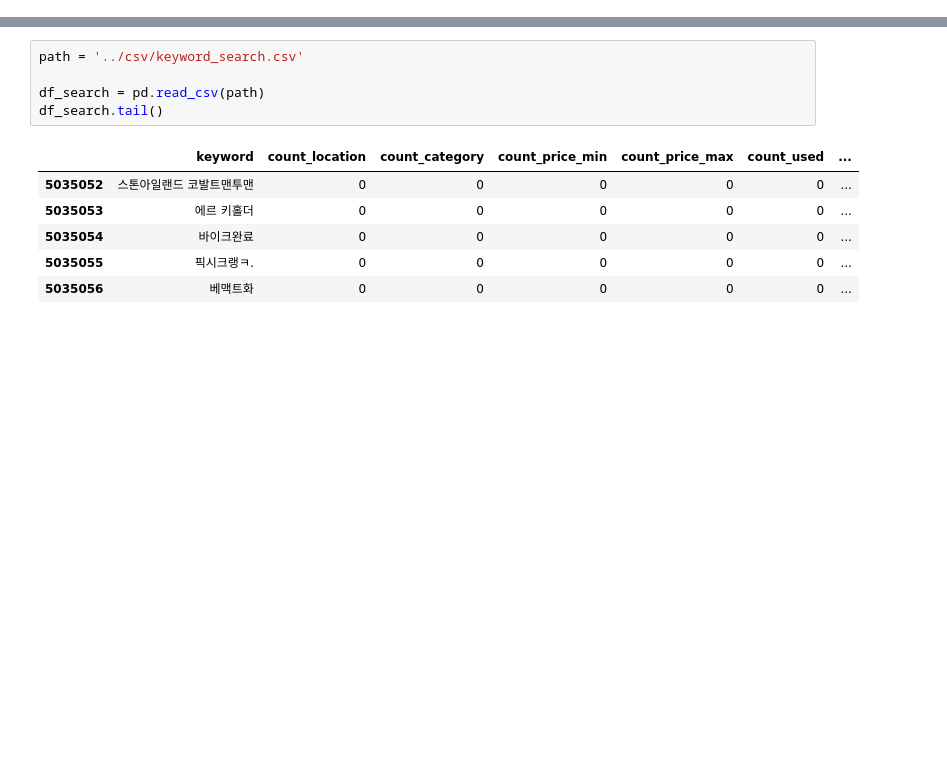
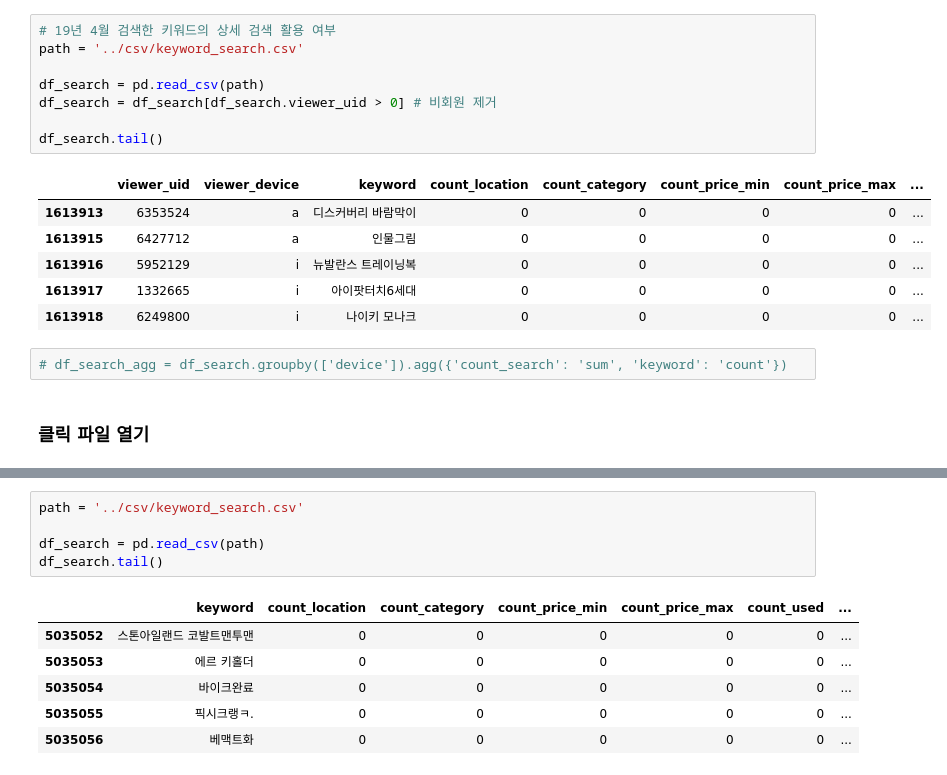
Before and after one commit to kiyoja07/python-bunjang, a Jupyter notebook: data-analysis/jupyter/search_to_click.ipynb, the cells around one changed output, grey strips where cells are left out. Drawn from its saved outputs; the diff is of its cells as text; blank space fills up the shorter version.

```diff
--- a/data-analysis/jupyter/Untitled.ipynb
+++ b/data-analysis/jupyter/search_to_click.ipynb
@@ -3,0 +23,19 @@ import numpy as np
+# %%
+# 19년 4월 검색한 키워드의 상세 검색 활용 여부
+path = '../csv/keyword_search.csv'
+
+df_search = pd.read_csv(path)
+df_search = df_search[df_search.viewer_uid > 0] # 비회원 제거
+
+df_search.tail()
+# %% [output]
+|  | viewer_uid | viewer_device | keyword | count_location | count_category | count_price_min | count_price_max | ... |
+| 1613913 | 6353524 | a | 디스커버리 바람막이 | 0 | 0 | 0 | 0 | ... |
+| 1613915 | 6427712 | a | 인물그림 | 0 | 0 | 0 | 0 | ... |
+| 1613916 | 5952129 | i | 뉴발란스 트레이닝복 | 0 | 0 | 0 | 0 | ... |
+| 1613917 | 1332665 | i | 아이팟터치6세대 | 0 | 0 | 0 | 0 | ... |
+| 1613918 | 6249800 | i | 나이키 모나크 | 0 | 0 | 0 | 0 | ... |
+# %%
+# df_search_agg = df_search.groupby(['device']).agg({'count_search': 'sum', 'keyword': 'count'})
+# %% [markdown]
+### 클릭 파일 열기
```
Also changed, not shown: parts of 12 cells of this notebook, 11 other files.
